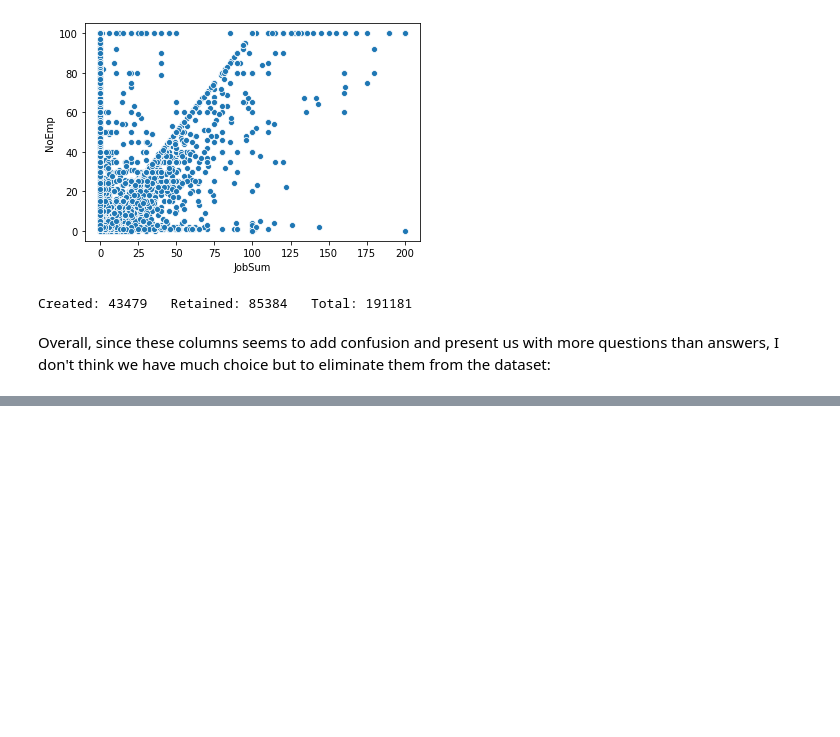
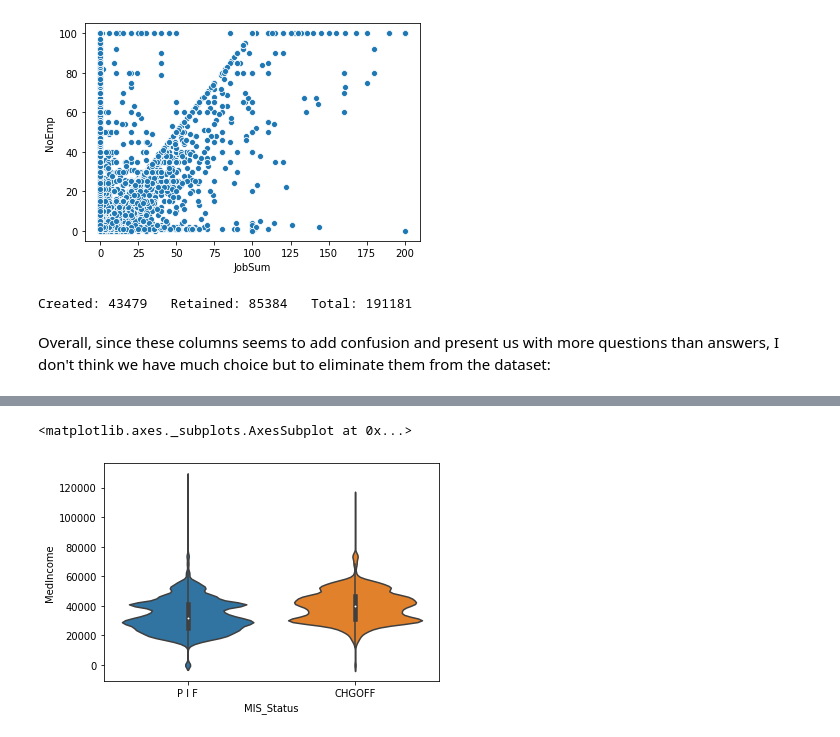
Before and after one commit to david-olivero/Loans-In-Colorado, a Jupyter notebook: LIC_EDA_Plus_More_Wrangling.ipynb, the cells around one changed output, grey strips where cells are left out. Drawn from its saved outputs; the diff is of its cells as text; code cells hidden in the pictures; blank space fills up the shorter version.

```diff
--- a/LIC_EDA_Plus_More_Wrangling.ipynb
+++ b/LIC_EDA_Plus_More_Wrangling.ipynb
@@ -566,0 +879,7 @@ memory usage: 3.1+ MB
+# %%
+# Explore data with a series of violin plots:
+
+sns.violinplot(x='MIS_Status', y='MedIncome', data=df)
+# %% [output]
+<matplotlib.axes._subplots.AxesSubplot at 0x...>
+[figure, added]
```
Also changed, not shown: parts of 56 cells of this notebook, 1 other file.
